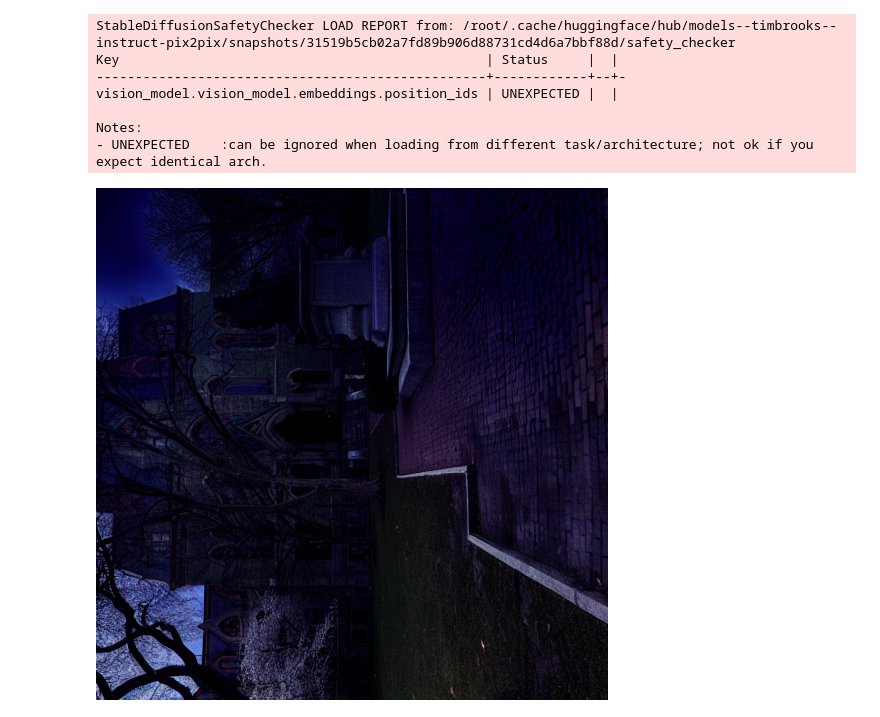
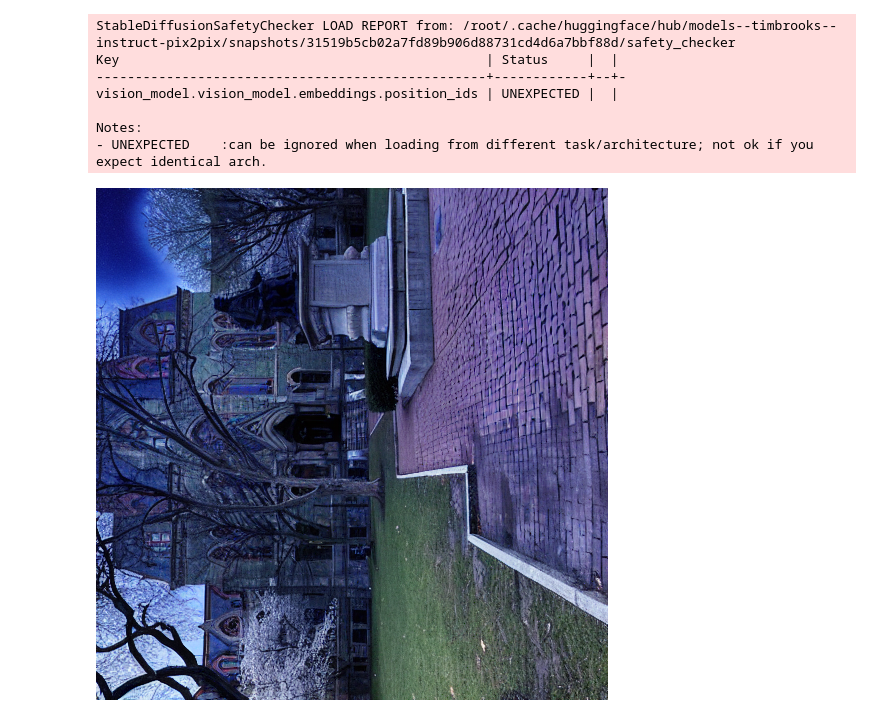
Before and after one commit to varunsgithub/StableDiffusionProject, a Jupyter notebook: ModelBaselines/baseline0.ipynb, the cells around one changed output. Saved outputs shown, nothing was run; the diff lists cells and outputs as text; code cells hidden in the pictures.

```diff
--- a/ModelBaselines/baseline0.ipynb
+++ b/ModelBaselines/baseline0.ipynb
@@ -37,25 +37,25 @@ pipe = pipe.to("cuda")
 # %%
 import torch
 from PIL import Image, ImageOps
 
 raw_image = Image.open("/content/collegehall_cloudy_day_front_facing2.jpg")
 
 
 image = ImageOps.fit(raw_image, (512, 512), method=Image.Resampling.LANCZOS)
 
-prompt = "make the time midnight with dark sky"
+prompt = "make the time midnight with stars and moon on the sky"
 
 generator = torch.manual_seed(42)
 
 result_image = pipe(
     prompt=prompt,
     image=image,
     guidance_scale=7.5,        # Text guidance (higher = forces more rain/night)
     image_guidance_scale=1.5,  # Image guidance (higher = keeps original building shape stricter)
     generator=generator
 ).images[0]
 
 # Display the result
 result_image
 # %% [output]
-[figure, old version]
+[figure, new version]
```
